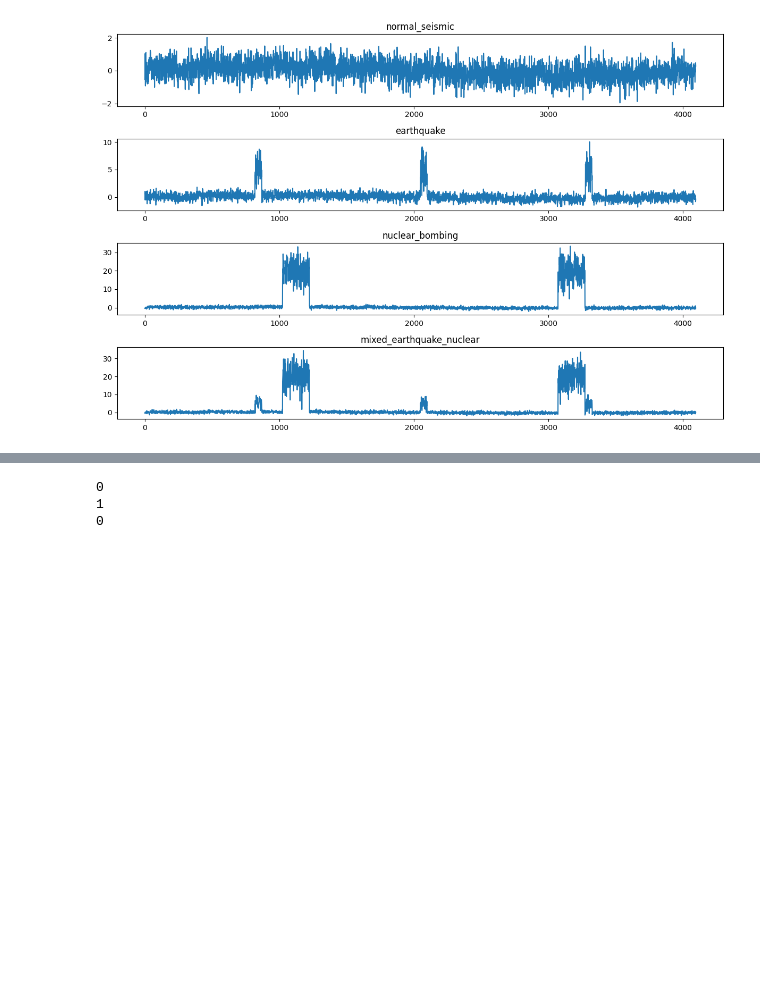
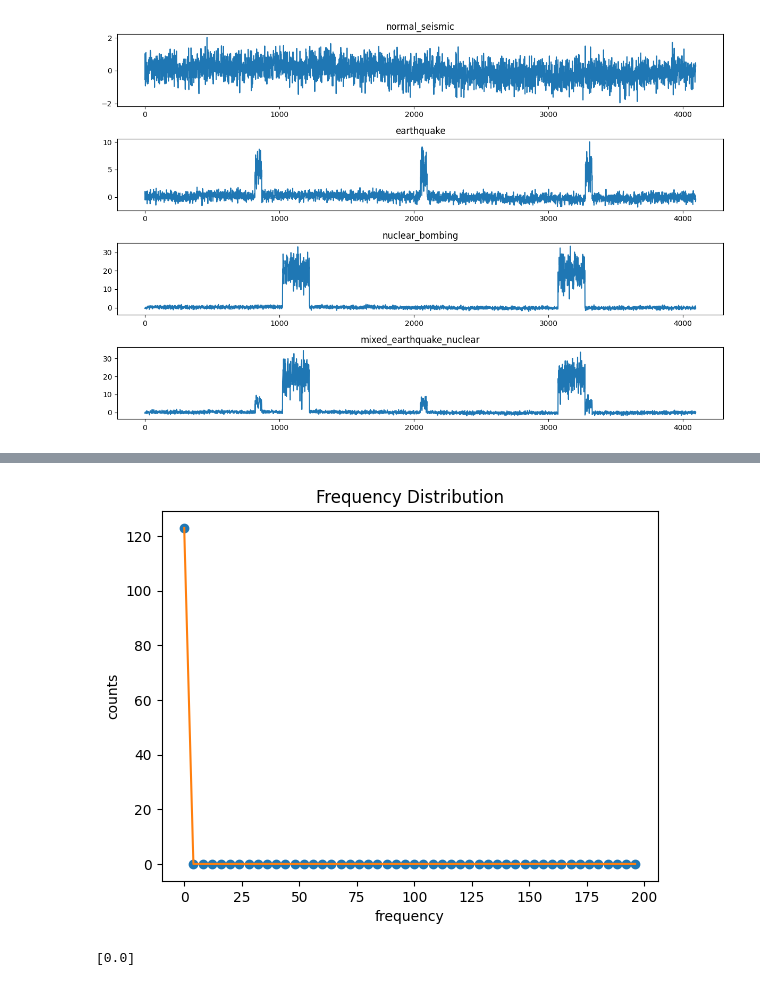
Before and after one commit to qmlWizard/qase, a Jupyter notebook: test1.ipynb, the cells around one changed output, grey strips where cells are left out. Saved outputs shown, nothing was run; the diff lists cells and outputs as text; code cells hidden in the pictures; blank space fills up the shorter version.

```diff
--- a/test1.ipynb
+++ b/test1.ipynb
@@ -101,7 +101,8 @@ for i in range(n_signals):
         signal = add_earthquake_effects(signal, sampling_rate, event_times)
         label = 'mixed_earthquake_nuclear'
         earthquake_times = [0.2, 0.5, 0.8]
-        nuclear_times = [0.25, 0.75]
+        nuclear_times = [0.25, 0.        signal = add_nuclear_effects(signal, sampling_rate, nuclear_times)
+75]
         signal = add_earthquake_effects(signal, sampling_rate, earthquake_times)
         signal = add_nuclear_effects(signal, sampling_rate, nuclear_times)
 
@@ -244,16 +266,61 @@ print(qc.draw())
-# %%
-b = '110'
-
-for i in range(len(b)):
-    if i == 0:
-        print(checkX('0', b[i], True))
-        if checkX('0', b[i], True):
-            qc.x(i)
-    else:
-        print(checkX('0', b[i], False))
-        if checkX('0', b[i], False):
-            qc.x(i)
-# %% [output]
-0
-1
-0
+# %%
+def get_fft_from_counts(counts, n_qubits):
+    """
+    Returns the counts in order of the digital value of the key which is the measured qbit state, i.e. in frequency order
+    """
+    out = []
+    keys = counts.keys()
+    for i in range(2**n_qubits):
+        id = get_bit_string(i, n_qubits)
+        if(id in keys):
+            out.append(counts[id])
+        else:
+            out.append(0)
+
+    return out
+
+def get_bit_string(n, n_qubits):
+    """
+    Returns the binary string of an integer with n_qubits characters
+    """
+
+    assert n < 2**n_qubits, 'n too big to binarise, increase n_qubits or decrease n'
+
+    bs = "{0:b}".format(n)
+    bs = "0"*(n_qubits - len(bs)) + bs
+
+    return bs
+
+def plot_samples(samples,factor):
+
+    n=len(samples)
+    x = np.arange(n)
+    x=x*factor
+    y = samples[0:n]
+    plt.title("Frequency Distribution")
+    plt.xlabel("frequency")
+    plt.ylabel("counts")
+    plt.plot(x,y,"o")
+    plt.plot(x,y)
+# %%
+fft = get_fft_from_counts(counts, 13)[:1024//2]
+plot_samples(fft[0:50],sampling_rate/1024)
+# %% [output]
+[figure, added]
+# %%
+import math
+#Find the frequencies
+max_value = max(fft)
+max_index = fft.index(max_value)
+detected_frequency = []
+#find the indexes with counts larger than half the maximum count
+for i in range(math.floor(len(fft)/2)):
+    if fft[i] > max_value/2:
+        detected_frequency.append(i)
+#tunr the indices into frequencies by multiplying by sampling_rate/samples.size
+for j in range(len(detected_frequency)):
+    detected_frequency[j]=detected_frequency[j]*(sampling_rate/1024)
+
+print(detected_frequency)
+# %% [output]
+[0.0]
```
Also changed, not shown: parts of 5 cells of this notebook, 2 other files.
